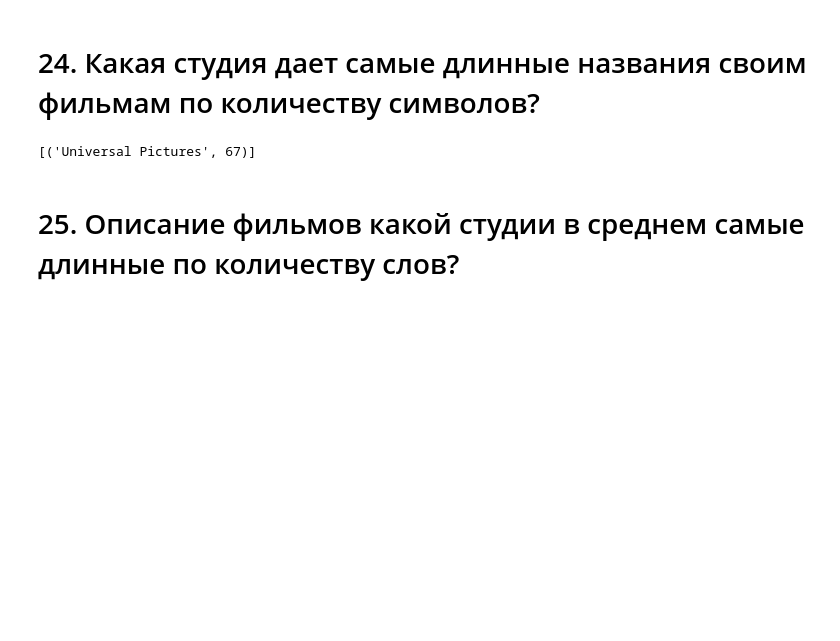
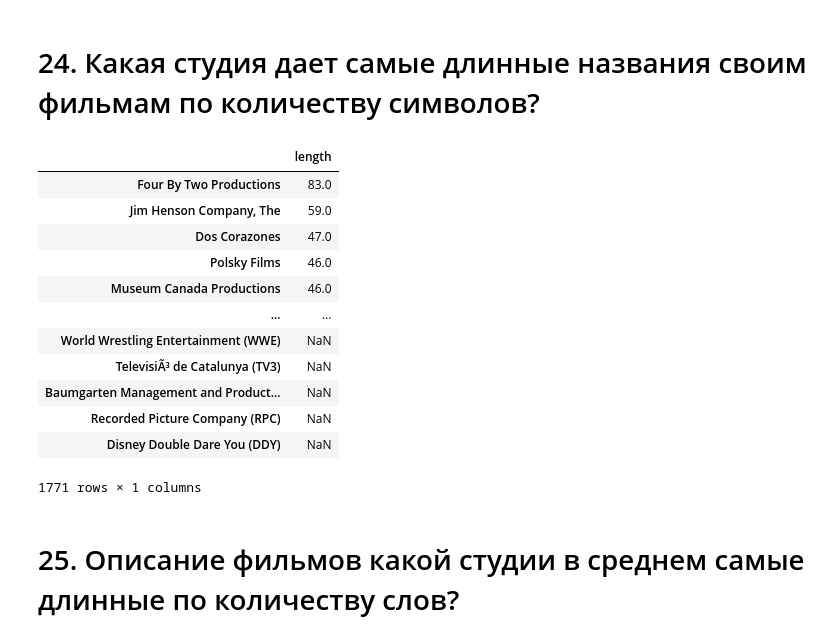
Before and after one commit to ChzenChzen/skillfactory_rds, a Jupyter notebook: Movies_IMBD_v4.1_TEMPLATE.ipynb, the cells around one changed output. Cells and saved outputs as stored; diff of their text form; code cells hidden in the pictures; blank space fills up the shorter version.

```diff
--- a/Movies_IMBD_v4.1_TEMPLATE.ipynb
+++ b/Movies_IMBD_v4.1_TEMPLATE.ipynb
@@ -355,14 +355,31 @@ most_productive
 [('Peter Jackson', 7)]
 # %% [markdown]
 # 24. Какая студия дает самые длинные названия своим фильмам по количеству символов?
-# %%
-answers['24'] = 'Universal Pictures'
-long_titles_data = data[data.original_title.str.len() > data.original_title.str.len().mean()]
-
-companies = splitted(long_titles_data.production_companies)
-Counter(companies).most_common(1)
-# %% [output]
-[('Universal Pictures', 67)]
+# %%
+answers['24'] = 'Four By Two Productions'
+data['length'] = data.original_title.str.len()
+df2 = pd.DataFrame(data.production_companies.str.split('|').tolist()).stack()
+df2 = df2.value_counts(ascending=False)
+df2 = pd.DataFrame(df2)
+df2.columns = ['length']
+
+for idx in df2.index:
+    df2.length[idx] = data[data.production_companies.str.contains(idx)].length.mean()
+df2.sort_values(by='length', ascending=False)
+# %% [output]
+|  | length |
+| Four By Two Productions | 83.0 |
+| Jim Henson Company, The | 59.0 |
+| Dos Corazones | 47.0 |
+| Polsky Films | 46.0 |
+| Museum Canada Productions | 46.0 |
+| ... | ... |
+| World Wrestling Entertainment (WWE) | NaN |
+| TelevisiÃ³ de Catalunya (TV3) | NaN |
+| Baumgarten Management and Product... | NaN |
+| Recorded Picture Company (RPC) | NaN |
+| Disney Double Dare You (DDY) | NaN |
+1771 rows × 1 columns
 # %% [markdown]
 # 25. Описание фильмов какой студии в среднем самые длинные по количеству слов?
 # %%
```
Also changed, not shown: parts of 5 cells of this notebook.
